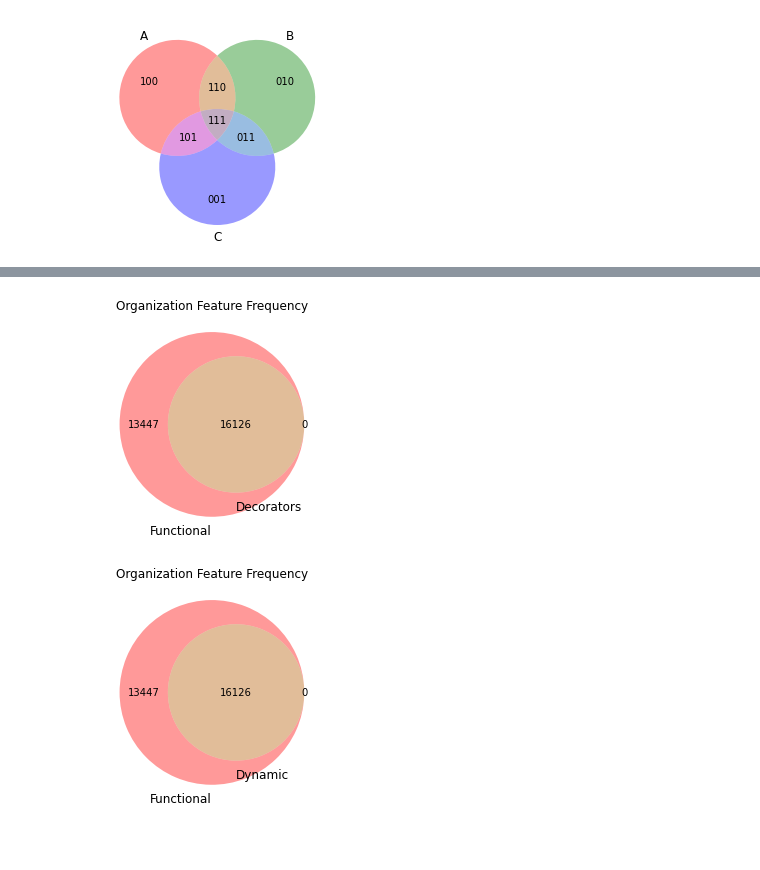
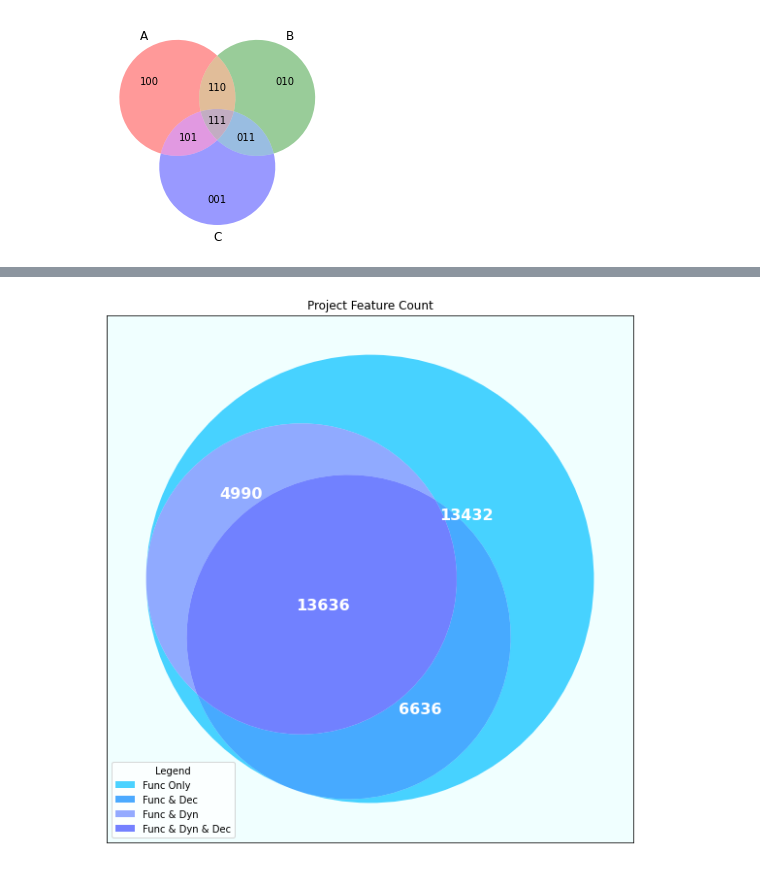
Before and after one commit to 2042Third/ast_analysis_python, a Jupyter notebook: scripts/plots.ipynb, the cells around one changed output, grey strips where cells are left out. Drawn from its saved outputs; the diff is of its cells as text; code cells hidden in the pictures; blank space fills up the shorter version.

Commit message:
uploaded diagrams

```diff
--- a/scripts/plots.ipynb
+++ b/scripts/plots.ipynb
@@ -19,9 +24,9 @@ dyn_org = dyn_org_d[['Organization']]
 #Get the set of the dataframe
 def gset(a,b):
     return set(a[b])
-dyn_set = gset(dyn_org,"Organization")
-func_set = gset(func_org,"Organization")
-dec_set = gset(dec_org,"Organization")
+dyn_set = gset(dyn_org,for_)
+func_set = gset(func_org,for_)
+dec_set = gset(dec_org,for_)
 # %%
 subsets = (1, 1, 0.2, 1, 0.2, 0.2, 0.1)
 v2 = venn3(subsets=subsets)
@@ -70,23 +39,42 @@ plt.show()
-# %%
-v = venn2([func_set,  dec_set], ('Functional',  'Decorators'))
-
-plt.title("Organization Feature Frequency")
-
-plt.show()
-# %% [output]
-[figure, removed]
-# %%
-v = venn2([func_set,  dec_set], ('Functional',  'Dynamic'))
-
-# v.get_label_by_id('100').set_text('Set "Dynamic"')
-
-# plt.annotate('Dynamic', xy=v.get_label_by_id('100').get_position() - np.array([0, 0.05]), xytext=(-70,-70),
-# ha='center', textcoords='offset points', bbox=dict(boxstyle='round,pad=0.5', fc='gray', alpha=0.1),
-# arrowprops=dict(arrowstyle='->', connectionstyle='arc3,rad=0.5',color='gray'))
-
-
-plt.title("Organization Feature Frequency")
-
-plt.show()
-# %% [output]
-[figure, removed]
+# %%
+
+# print(dyn_set)
+plt.figure(figsize=(10,10))
+ax = plt.gca()
+
+colors = ['darkviolet','deepskyblue','blue']
+labels=('','','')
+sets=[dyn_set, func_set, dec_set]
+v = venn3(subsets=sets, set_labels=labels, alpha=0.7,set_colors=colors)
+# fig = plt.figure()
+# v = venn3([dyn_set, Functional, dec_set], ('Dynamic',  'Decorators'))
+i=0
+for text in v.set_labels:
+  text.set_color(colors[i])
+  i+=1
+subset_labels=[v.get_label_by_id('110'),v.get_label_by_id('111'),v.get_label_by_id('011'),v.get_label_by_id('010')]
+for text in subset_labels:
+  text.set_color('white')
+  text.set_fontsize(16)
+  text.set_fontweight('bold')
+set_ids=['010','011','110','111']
+h = []
+for i in set_ids:
+    h.append(v.get_patch_by_id(i))
+l = ['Func Only','Func & Dec','Func & Dyn','Func & Dyn & Dec']
+ax.legend(handles=h, labels=l, title="Legend",loc='lower left')
+
+
+plt.title("{} Feature Count".format(for_))
+i = 0
+
+plt.gca().set_facecolor('azure')
+plt.gca().set_label('all files')
+
+# plt.gca().set_edgecolor('white')
+
+# plt.figure(linewidth=10, edgecolor="black", facecolor="white")
+plt.gca().set_axis_on()
+plt.show()
+# %% [output]
+[figure, added]
```
Also changed, not shown: parts of 7 cells of this notebook, 19 other files.
